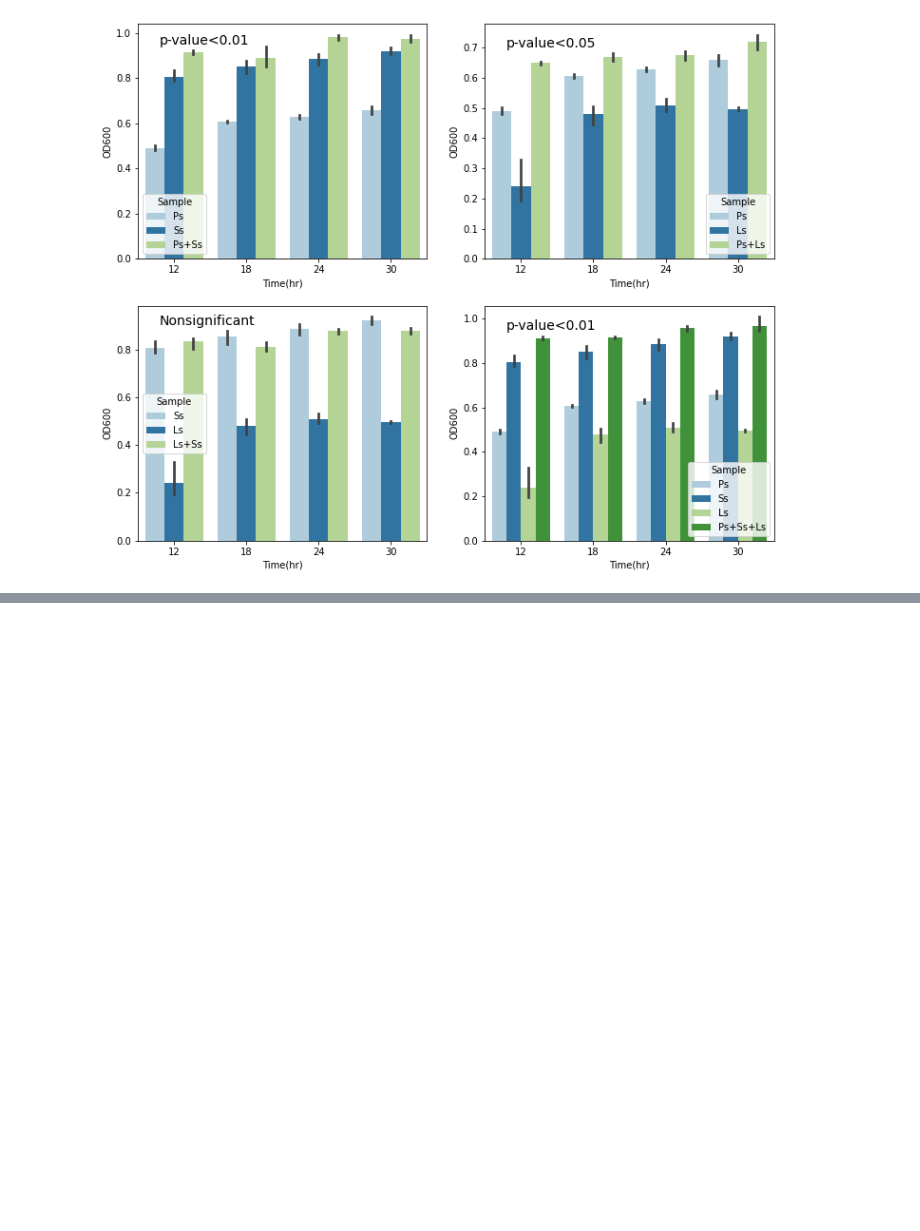
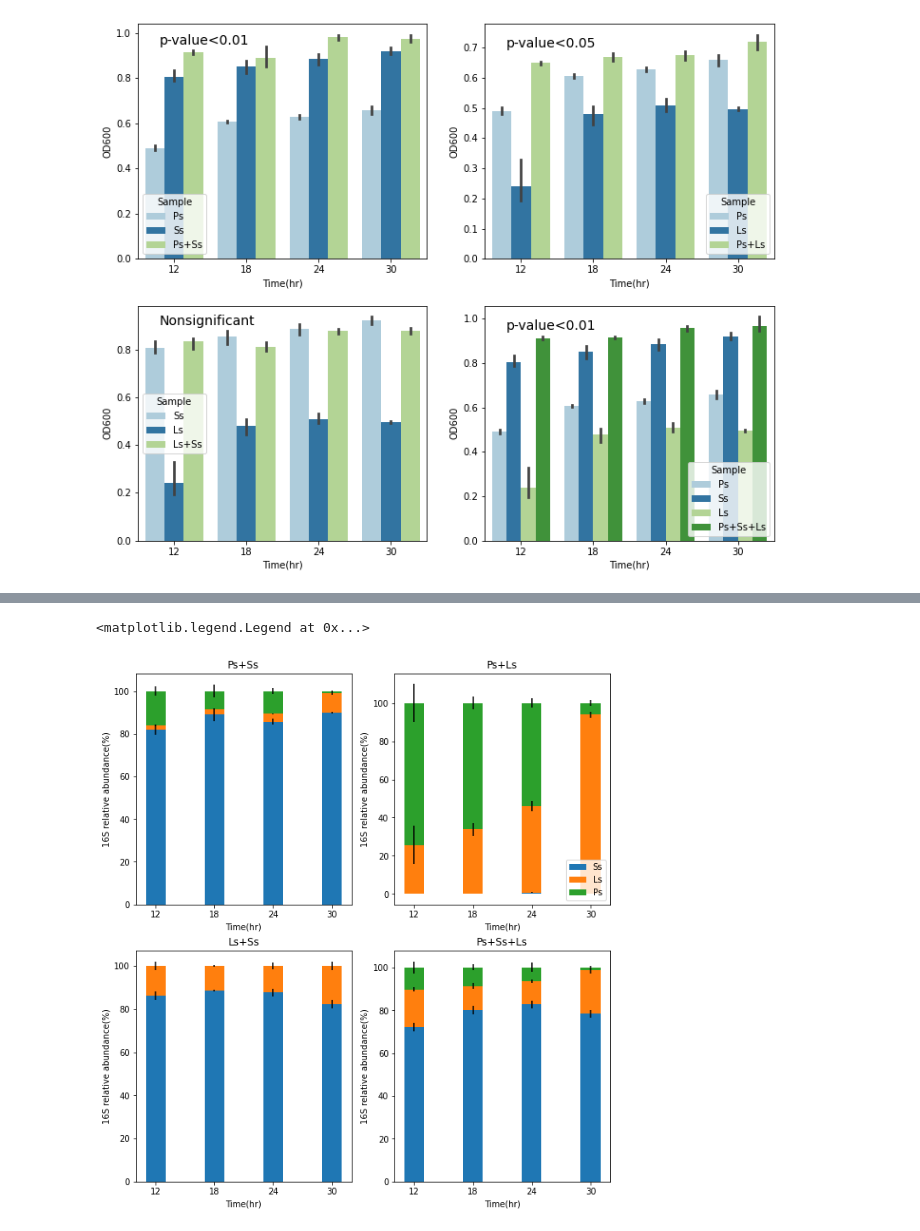
Before and after one commit to SizheQiu/OralMicroIX, a Jupyter notebook: workflow/Culture_validation.ipynb, the cells around one changed output, grey strips where cells are left out. Drawn from its saved outputs; the diff is of its cells as text; code cells hidden in the pictures; blank space fills up the shorter version.

```diff
--- a/workflow/Culture_validation.ipynb
+++ b/workflow/Culture_validation.ipynb
@@ -61,0 +66,21 @@ axs[1][1].text(-0.2,0.95,s='p-value<0.01',fontsize=14)
+# %%
+s16 = pd.read_csv('../data/culture_data/coculture16sB.csv')
+co_samples=['Ps+Ss','Ps+Ls','Ls+Ss','Ps+Ss+Ls']; time_pts=[12,18,24,30]
+for col in s16.columns:
+    if 'B_' in col:
+        new_col = col.replace('B_','').replace('12_','12hr_').replace('18_','18hr_').replace('24_','24hr_')\
+                .replace('30_','30hr_').replace('4_','Ps+Ss_').replace('5_','Ps+Ls_')\
+                .replace('6_','Ls+Ss_').replace('7_','Ps+Ss+Ls_')
+        s16 = s16.rename(columns={col:new_col})
+    else:
+        continue
+sp_col = list(s16.species); s16=s16.drop(['species'],axis=1)
+s16 = s16.div(s16.sum(axis=0), axis=1) * 100; s16['species']=sp_col
+s16_data = pd.DataFrame(zip(s16['species']),columns=['species'])
+for pt in time_pts:
+    for sample in co_samples:
+        temp_cols=[ str(pt)+'hr_'+sample+'_'+str(i) for i in range(1,4)]
+        mean_values = np.mean(s16[temp_cols].values,axis=1)
+        std_values = np.std(s16[temp_cols].values,axis=1)
+        s16_data[sample+'_'+str(pt)+'_mean']=mean_values
+        s16_data[sample+'_'+str(pt)+'_std']=std_values
@@ -61,0 +95,22 @@ axs[1][1].text(-0.2,0.95,s='p-value<0.01',fontsize=14)
+# %%
+fig, axs = plt.subplots(2,2,figsize=(10,11))
+time_pts=[12,18,24,30]
+for i in range(len(co_samples)):
+    x,y=int(i/2),int(i%2)
+    temp_cols=[ co_samples[i]+'_'+str(pt)+'_mean' for pt in time_pts]
+    temp_pd = s16_data[temp_cols]
+    ss_mean,ls_mean,ps_mean= temp_pd.iloc[0],temp_pd.iloc[1], temp_pd.iloc[2]
+    temp_cols=[ co_samples[i]+'_'+str(pt)+'_std' for pt in time_pts]
+    temp_pd = s16_data[temp_cols]
+    ss_std,ls_std,ps_std= temp_pd.iloc[0],temp_pd.iloc[1], temp_pd.iloc[2]
+    axs[x][y].bar(time_pts, ss_mean, 2, yerr=ss_std, label='Ss')
+    axs[x][y].bar(time_pts, ls_mean, 2, yerr=ls_std, bottom=ss_mean, label='Ls')
+    axs[x][y].bar(time_pts, ps_mean, 2, yerr=ps_std, bottom=ss_mean+ls_mean, label='Ps')
+    axs[x][y].set_xticks(time_pts)
+    axs[x][y].set_title(co_samples[i])
+    axs[x][y].set_xlabel('Time(hr)')
+    axs[x][y].set_ylabel('16S relative abundance(%)')
+axs[0][1].legend(loc='lower right')
+# %% [output]
+<matplotlib.legend.Legend at 0x...>
+[figure, added]
```
Also changed, not shown: parts of 4 cells of this notebook.
